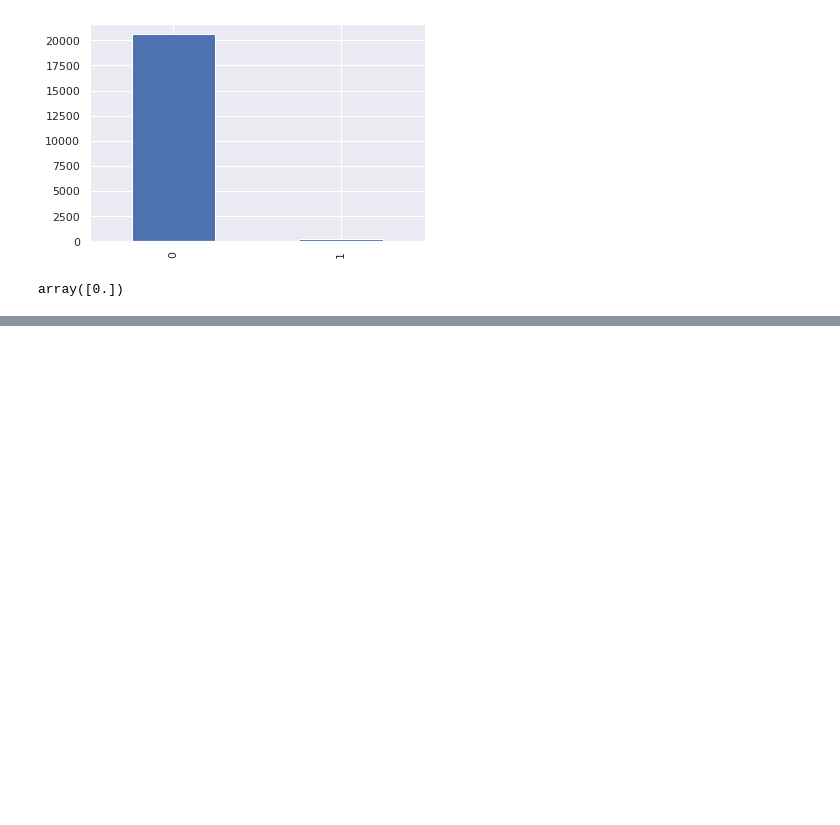
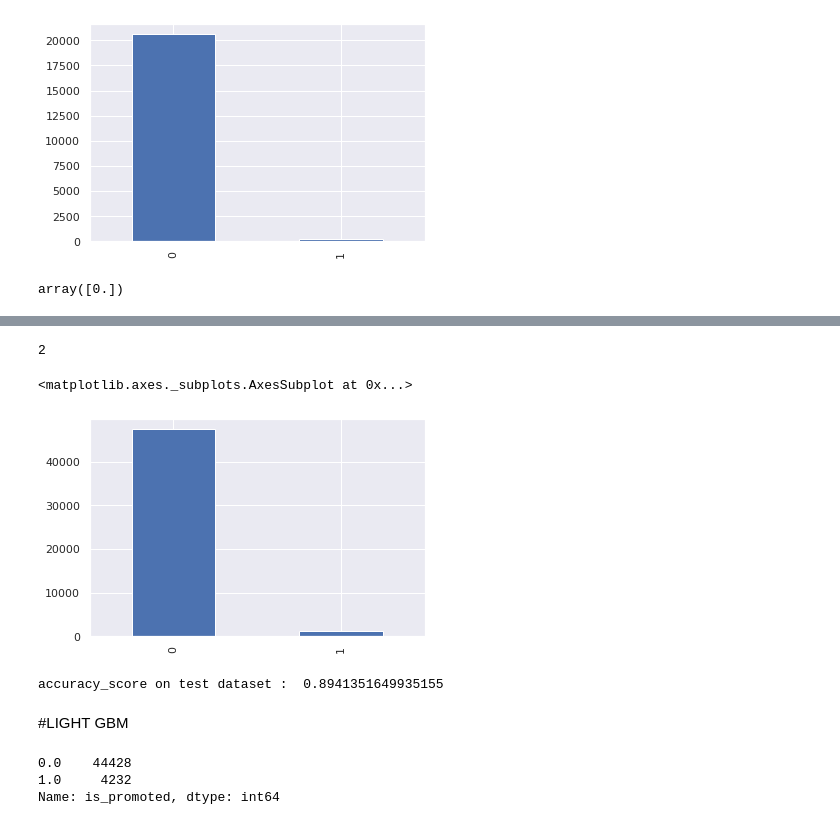
Before and after one commit to abel-keya/employee_promotion_recommender, a Jupyter notebook: Employee_Recomender_System_Group5_cci.ipynb, the cells around one changed output, grey strips where cells are left out. Saved outputs shown, nothing was run; the diff lists cells and outputs as text; code cells hidden in the pictures; blank space fills up the shorter version.

```diff
--- a/Employee_Recomender_System_Group5_cci.ipynb
+++ b/Employee_Recomender_System_Group5_cci.ipynb
@@ -1116,0 +1260,8 @@ array([0.])
+# %%
+# empty dataframe
+df_pred_test = pd.DataFrame()
+# %%
+# add the array to df as a column
+#df['prediction'] = y_pred.astype(bool)
+df_pred_test['predict_test'] = predict_train.astype(int)
+df_pred_test
@@ -1116,0 +1282,15 @@ array([0.])
+# %%
+df_pred_test['predict_test'].nunique()
+# %% [output]
+2
+# %%
+df_pred_test['predict_test'].value_counts().plot.bar()
+# %% [output]
+<matplotlib.axes._subplots.AxesSubplot at 0x...>
+[figure, added]
+# %%
+# Accuracy Score on test dataset
+accuracy_test = accuracy_score(train_y[0:20819],predict_test)
+print('\naccuracy_score on test dataset : ', accuracy_test)
+# %% [output]
+accuracy_score on test dataset :  0.8941351649935155
@@ -1116,0 +1305,2 @@ array([0.])
+# %% [markdown]
+#LIGHT GBM
@@ -1116,0 +1310,7 @@ array([0.])
+# %%
+# check the distribution of the target variable
+df['is_promoted'].value_counts()
+# %% [output]
+0.0    44428
+1.0     4232
+Name: is_promoted, dtype: int64
```
Also changed, not shown: parts of 56 cells of this notebook.
